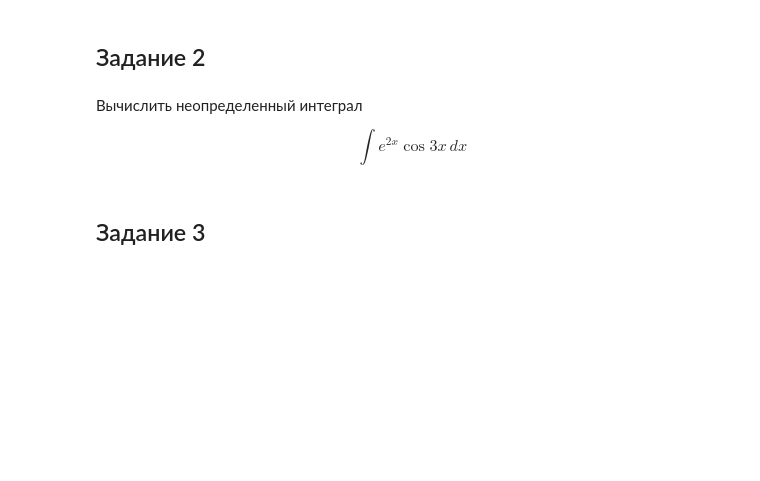
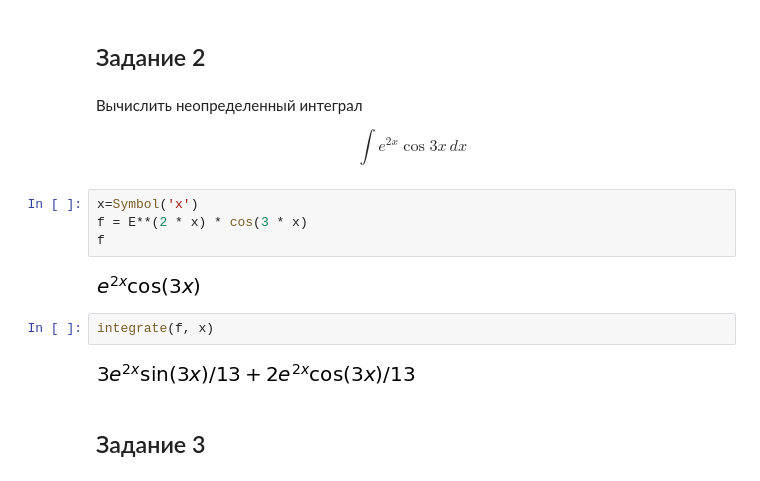
Before and after one commit to vit050587/Mathematical-analysis, a Jupyter notebook: Homework.ipynb, the cells around one changed output. Drawn from its saved outputs; the diff is of its cells as text; blank space fills up the shorter version.

```diff
--- a/Homework.ipynb
+++ b/Homework.ipynb
@@ -790,6 +800,16 @@ $$\int \frac{2x+3}{(x-2)(x+5)}\,dx$$
 Вычислить неопределенный интеграл
 
 $$\int e^{2x}\cos 3x\,dx$$
+# %%
+x=Symbol('x')
+f = E**(2 * x) * cos(3 * x)
+f
+# %% [output]
+[figure, added]
+# %%
+integrate(f, x)
+# %% [output]
+[figure, added]
 # %% [markdown]
 ## Задание 3
 # %% [markdown]
```
Also changed, not shown: parts of 13 cells of this notebook.
